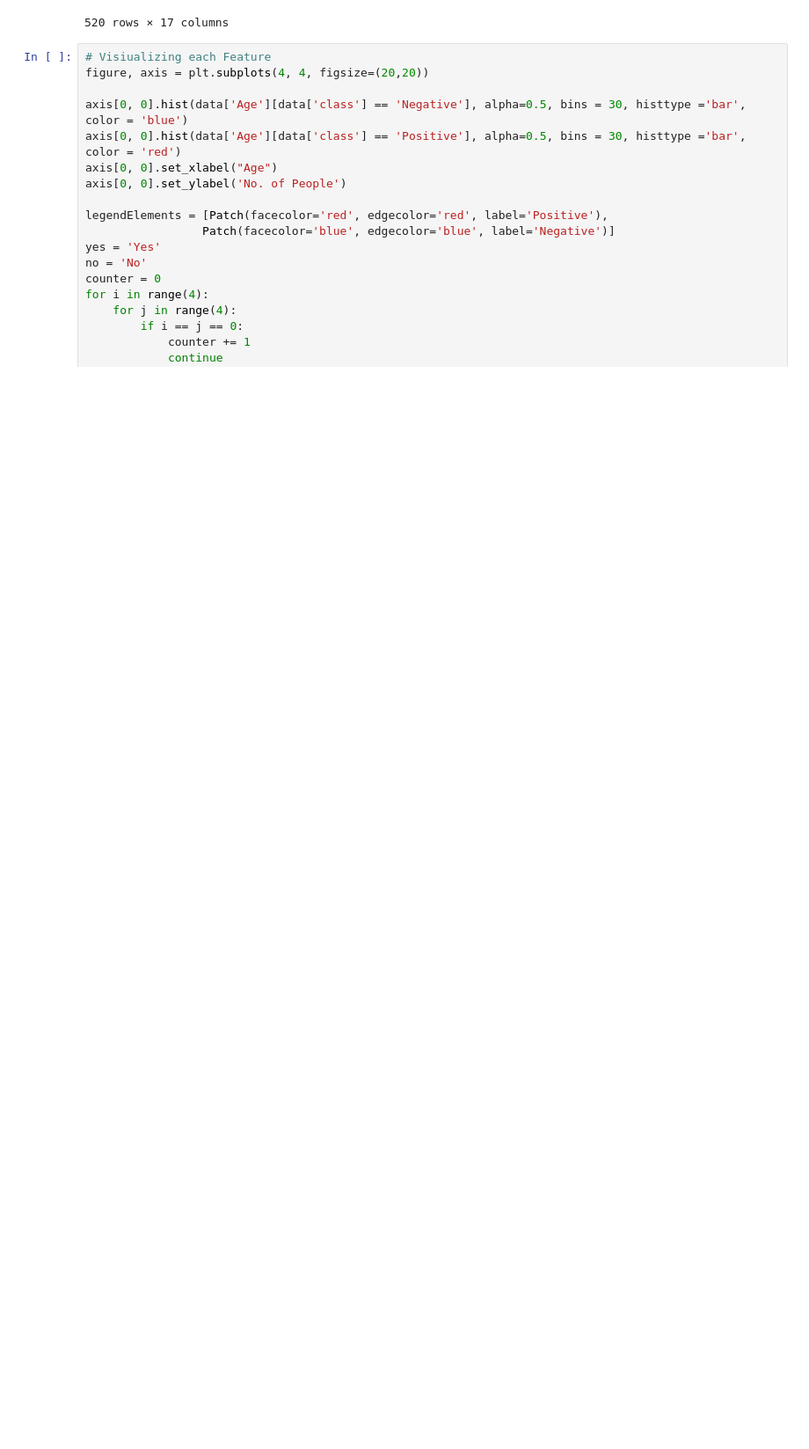
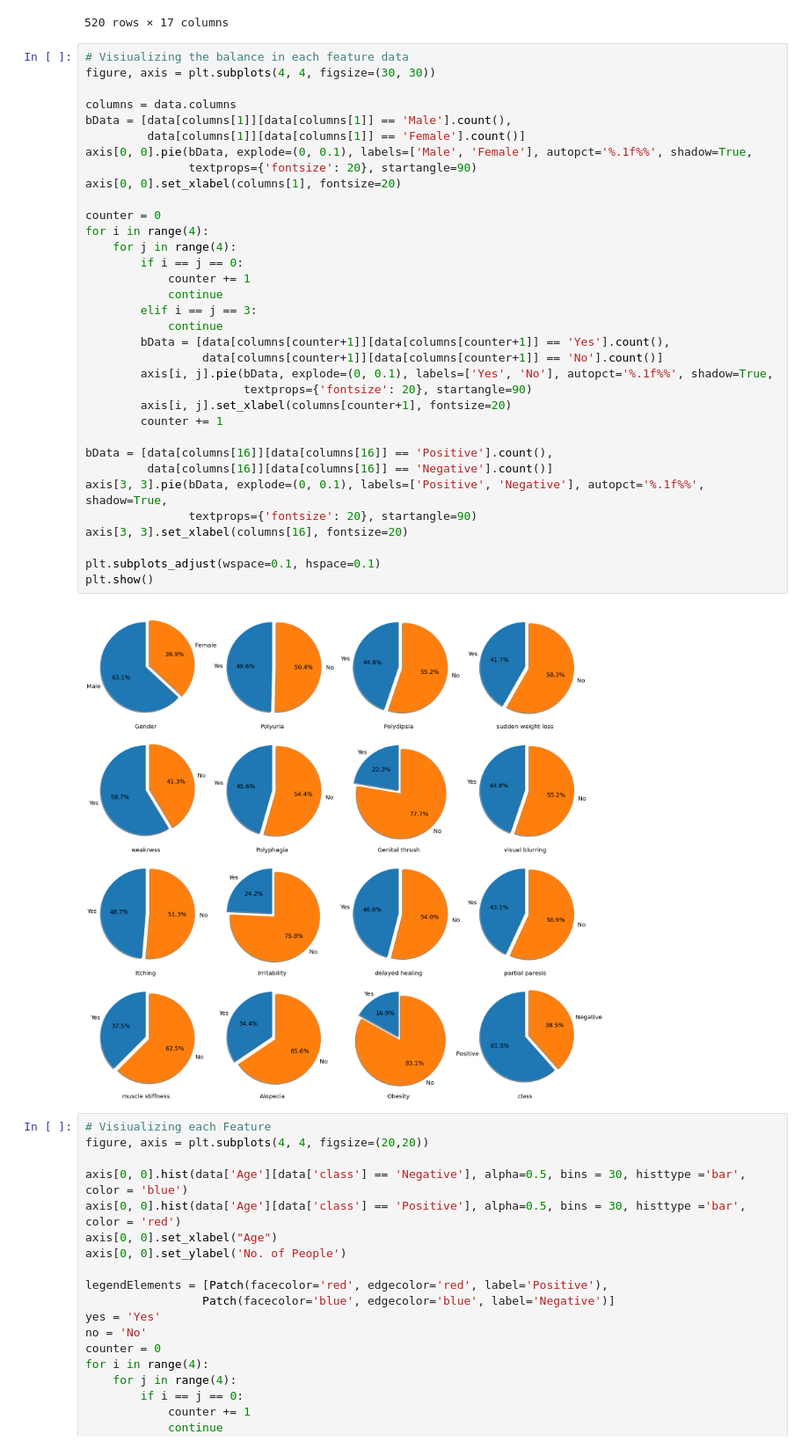
Before and after one commit to LaithSharia/Early-stage-diabetes-risk-prediction, a Jupyter notebook: Early stage diabetes risk prediction.ipynb, the cells around one changed output. Shown at 88% size. Saved outputs shown, nothing was run; the diff lists cells and outputs as text; blank space fills up the shorter version.

```diff
--- a/Early stage diabetes risk prediction.ipynb
+++ b/Early stage diabetes risk prediction.ipynb
@@ -129,6 +129,42 @@ modData
 | 518 | 1 | 0 | 0 | 0 | 0 | 1 | 0 | 0 | ... |
 | 519 | 2 | 1 | 0 | 0 | 0 | 0 | 0 | 0 | ... |
 520 rows × 17 columns
+# %%
+# Visiualizing the balance in each feature data
+figure, axis = plt.subplots(4, 4, figsize=(30, 30))
+
+columns = data.columns
+bData = [data[columns[1]][data[columns[1]] == 'Male'].count(),
+         data[columns[1]][data[columns[1]] == 'Female'].count()]
+axis[0, 0].pie(bData, explode=(0, 0.1), labels=['Male', 'Female'], autopct='%.1f%%', shadow=True,
+               textprops={'fontsize': 20}, startangle=90)
+axis[0, 0].set_xlabel(columns[1], fontsize=20)
+
+counter = 0
+for i in range(4):
+    for j in range(4):
+        if i == j == 0:
+            counter += 1
+            continue
+        elif i == j == 3:
+            continue
+        bData = [data[columns[counter+1]][data[columns[counter+1]] == 'Yes'].count(),
+                 data[columns[counter+1]][data[columns[counter+1]] == 'No'].count()]
+        axis[i, j].pie(bData, explode=(0, 0.1), labels=['Yes', 'No'], autopct='%.1f%%', shadow=True,
+                       textprops={'fontsize': 20}, startangle=90)
+        axis[i, j].set_xlabel(columns[counter+1], fontsize=20)
+        counter += 1
+
+bData = [data[columns[16]][data[columns[16]] == 'Positive'].count(),
+         data[columns[16]][data[columns[16]] == 'Negative'].count()]
+axis[3, 3].pie(bData, explode=(0, 0.1), labels=['Positive', 'Negative'], autopct='%.1f%%', shadow=True,
+               textprops={'fontsize': 20}, startangle=90)
+axis[3, 3].set_xlabel(columns[16], fontsize=20)
+
+plt.subplots_adjust(wspace=0.1, hspace=0.1)
+plt.show()
+# %% [output]
+[figure, added]
 # %%
 # Visiualizing each Feature
 figure, axis = plt.subplots(4, 4, figsize=(20,20))
```
Also changed, not shown: parts of 6 cells of this notebook.
